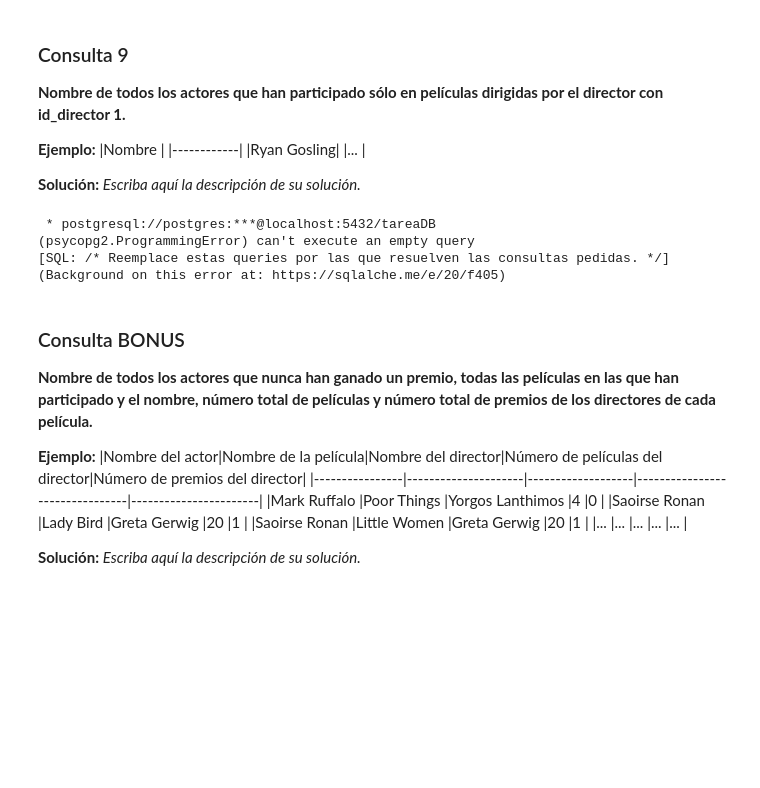
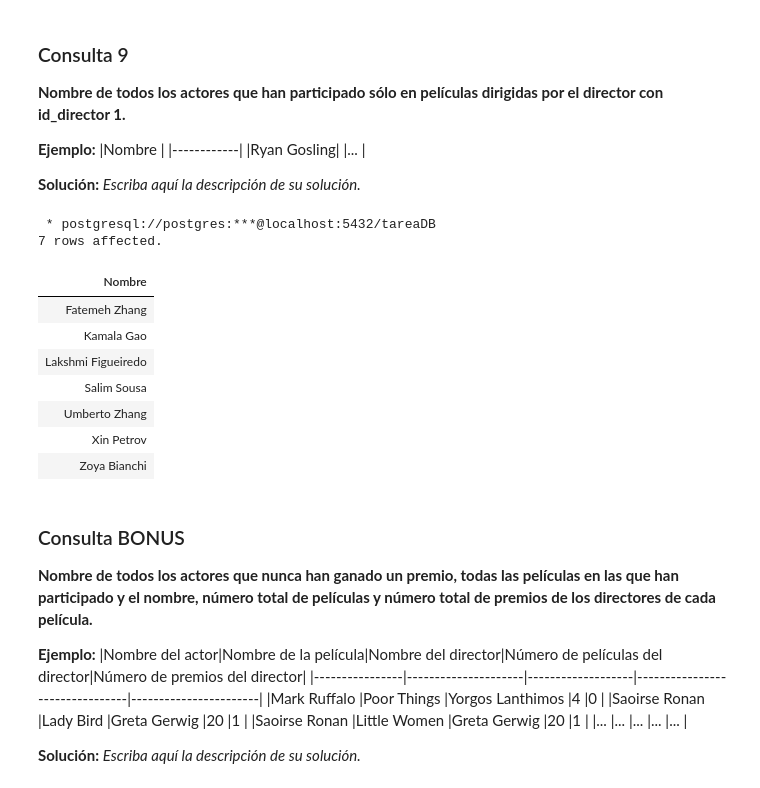
Before and after one commit to daniaao26/Tarea-1-db, a Jupyter notebook: Tarea_1.ipynb, the cells around one changed output. Saved outputs shown, nothing was run; the diff lists cells and outputs as text; code cells hidden in the pictures; blank space fills up the shorter version.

```diff
--- a/Tarea_1.ipynb
+++ b/Tarea_1.ipynb
@@ -597,14 +622,31 @@ ORDER BY
 
 
 **Solución:** _Escriba aquí la descripción de su solución._
-# %%
-%%sql
-/* Reemplace estas queries por las que resuelven las consultas pedidas. */
-# %% [output]
- * postgresql://postgres:***@localhost:5432/tareaDB
-(psycopg2.ProgrammingError) can't execute an empty query
-[SQL: /* Reemplace estas queries por las que resuelven las consultas pedidas. */]
-(Background on this error at: https://sqlalche.me/e/20/f405)
+# %%
+%%sql
+SELECT actor.nombre as "Nombre"
+FROM actor
+INNER JOIN
+    actor_participa_en_pelicula ON actor.id_actor = actor_participa_en_pelicula.id_actor
+INNER JOIN
+    pelicula ON actor_participa_en_pelicula.id_pelicula = pelicula.id_pelicula
+INNER JOIN
+    director ON pelicula.id_director = director.id_director
+WHERE
+    director.id_director = 1
+GROUP BY
+    actor.nombre, pelicula.nombre;
+# %% [output]
+ * postgresql://postgres:***@localhost:5432/tareaDB
+7 rows affected.
+| Nombre |
+| Fatemeh Zhang |
+| Kamala Gao |
+| Lakshmi Figueiredo |
+| Salim Sousa |
+| Umberto Zhang |
+| Xin Petrov |
+| Zoya Bianchi |
 # %% [markdown]
 ### Consulta BONUS
 
```
Also changed, not shown: parts of 18 cells of this notebook.
